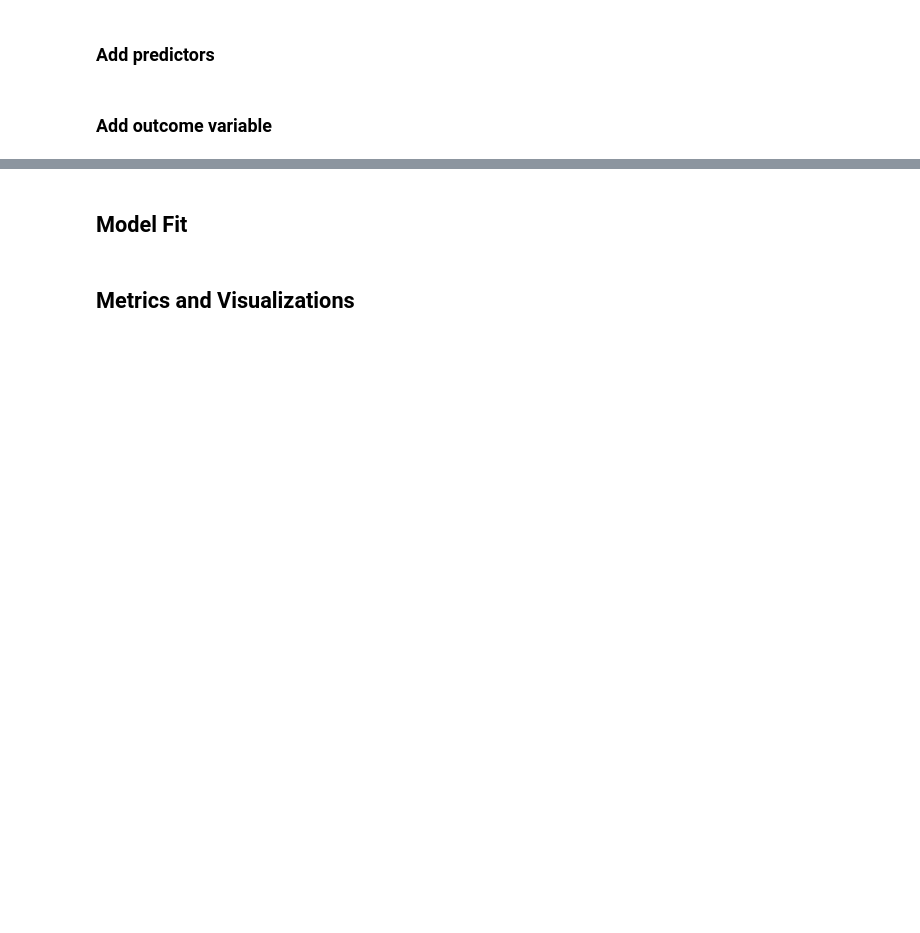
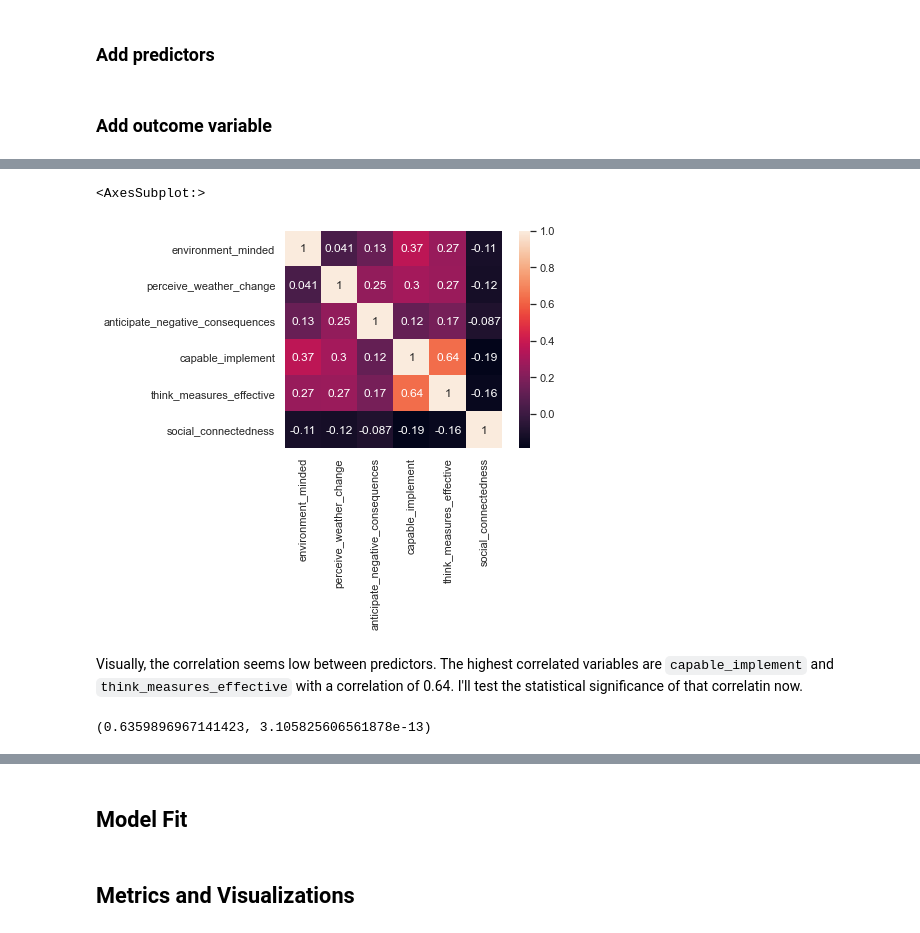
Before and after one commit to brooke-l-hawkins/Capstone-Climate-Mitigation, a Jupyter notebook: code/notebooks/07-blh-draft-pipeline.ipynb, the cells around one changed output, grey strips where cells are left out. Saved outputs shown, nothing was run; the diff lists cells and outputs as text; code cells hidden in the pictures; blank space fills up the shorter version.

```diff
--- a/code/notebooks/07-blh-draft-pipeline.ipynb
+++ b/code/notebooks/07-blh-draft-pipeline.ipynb
@@ -70,0 +130,13 @@ processed_df['prop_implemented'] = processed_df['num_implemented'] / processed_d
+# %%
+# another visual check for correlated predictors
+sns.heatmap(X.corr(), annot=True, square=True)
+# %% [output]
+<AxesSubplot:>
+[figure, added]
+# %% [markdown]
+Visually, the correlation seems low between predictors. The highest correlated variables are `capable_implement` and `think_measures_effective` with a correlation of 0.64. I'll test the statistical significance of that correlatin now.
+# %%
+# statistical check for correlated predictors
+pearsonr(processed_df['capable_implement'], processed_df['think_measures_effective'])
+# %% [output]
+(0.6359896967141423, 3.105825606561878e-13)
```
Also changed, not shown: parts of 15 cells of this notebook.
